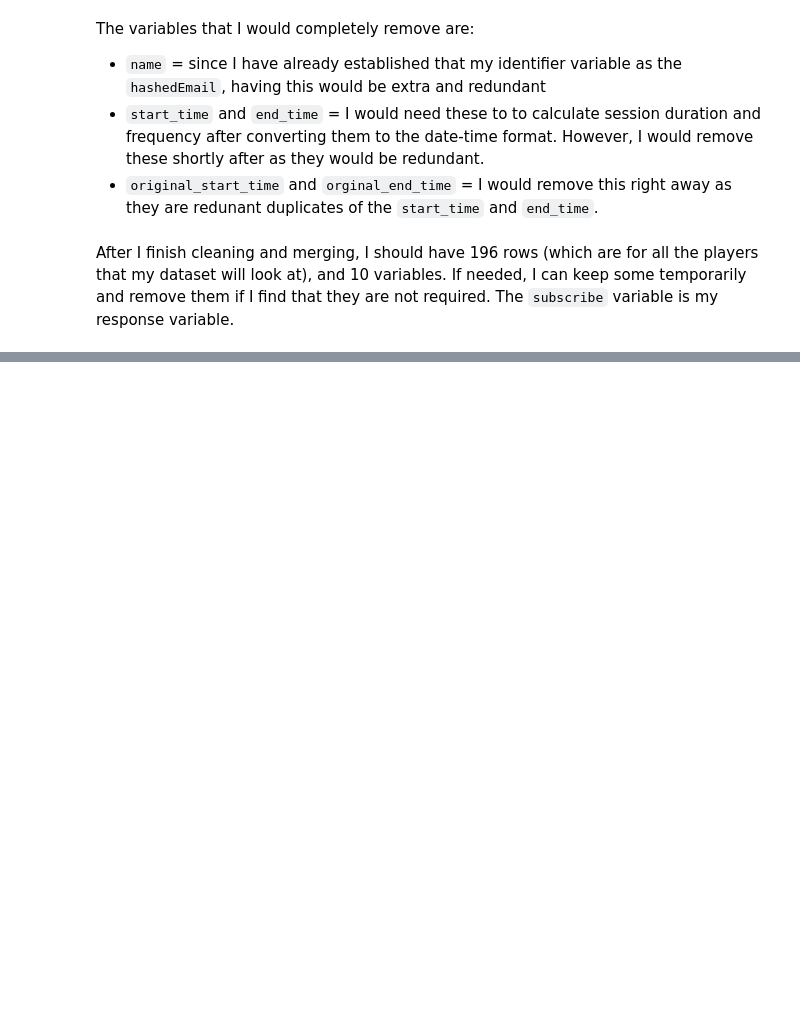
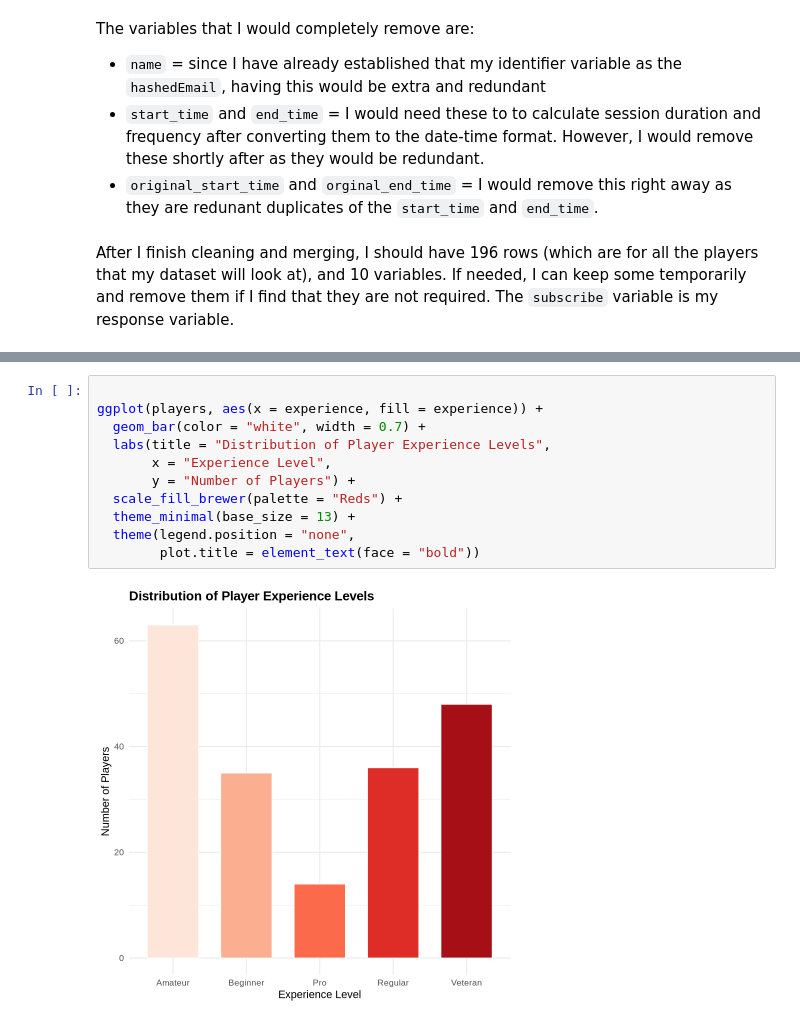
Before and after one commit to ihuang11/dsci100-project, a Jupyter notebook: Individual Project Planning Proposal.ipynb, the cells around one changed output, grey strips where cells are left out. Saved outputs shown, nothing was run; the diff lists cells and outputs as text; blank space fills up the shorter version.

```diff
--- a/Individual Project Planning Proposal.ipynb
+++ b/Individual Project Planning Proposal.ipynb
@@ -118,0 +257,13 @@ After I finish cleaning and merging, I should have 196 rows (which are for all t
+# %%
+
+ggplot(players, aes(x = experience, fill = experience)) +
+  geom_bar(color = "white", width = 0.7) +
+  labs(title = "Distribution of Player Experience Levels",
+       x = "Experience Level",
+       y = "Number of Players") +
+  scale_fill_brewer(palette = "Reds") +
+  theme_minimal(base_size = 13) +
+  theme(legend.position = "none",
+        plot.title = element_text(face = "bold"))
+# %% [output]
+[figure, added]
```
Also changed, not shown: parts of 14 cells of this notebook.
